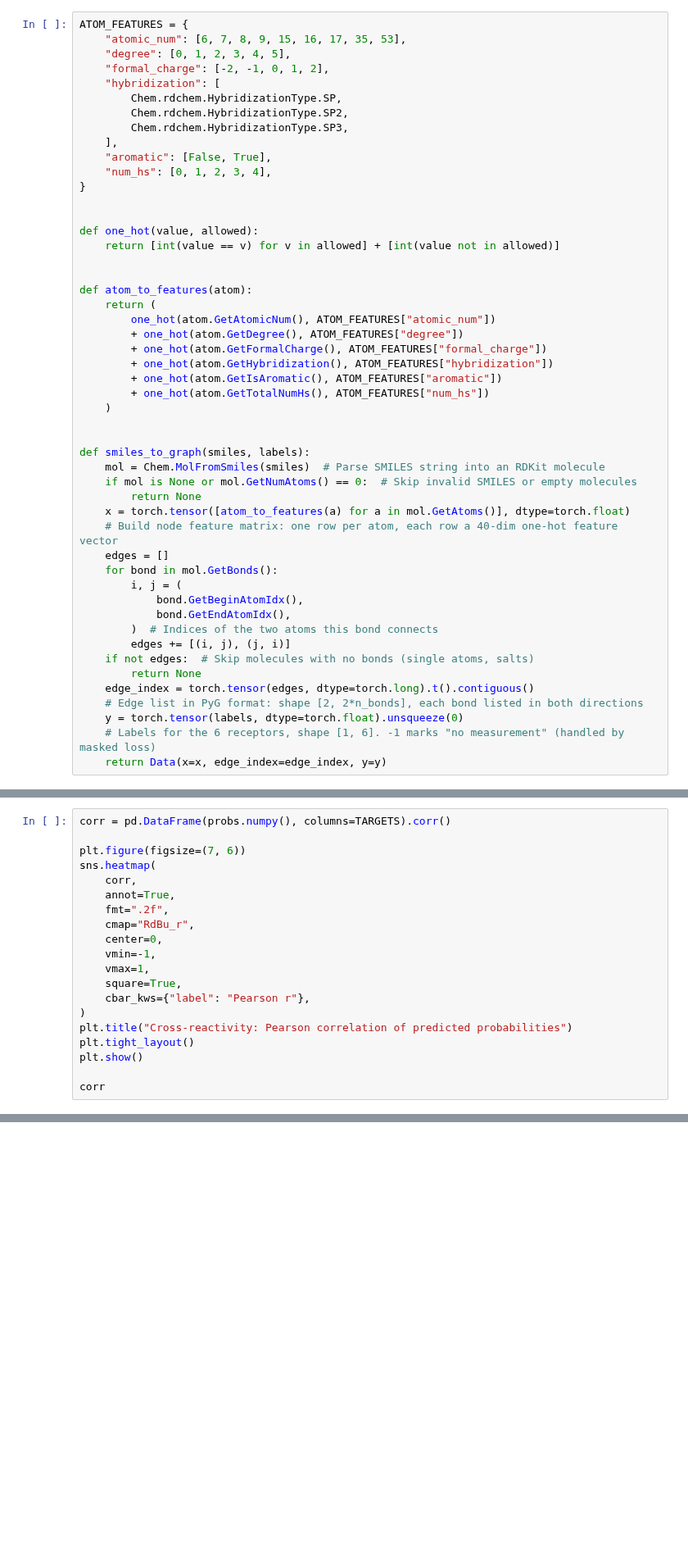
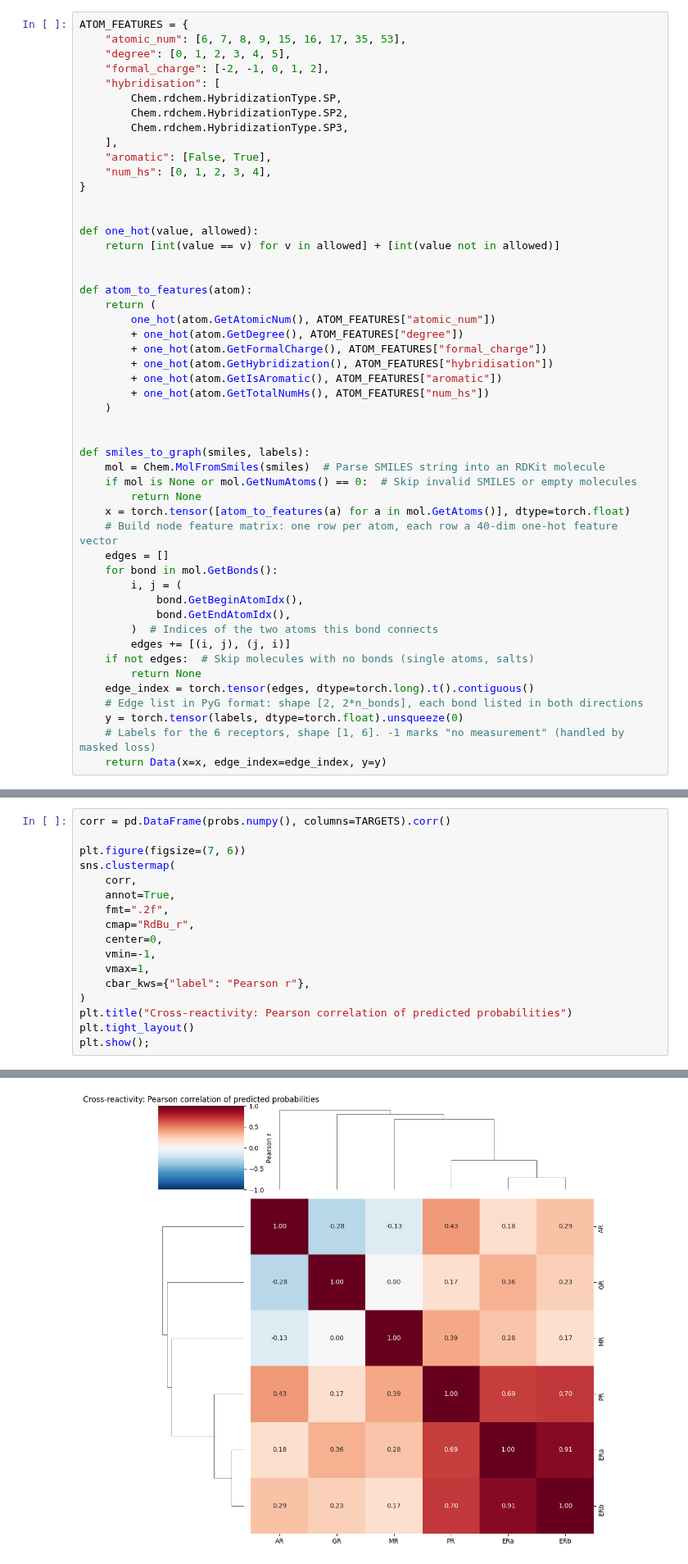
Before and after one commit to romainstuder/evosite3d, a Jupyter notebook: tutorials/nuclear_receptor_selectivity/nuclear_receptor_selectivity.ipynb, the cells around one changed output, grey strips where cells are left out. Shown at 82% size. Drawn from its saved outputs; the diff is of its cells as text; blank space fills up the shorter version.

```diff
--- a/tutorials/nuclear_receptor_selectivity/nuclear_receptor_selectivity.ipynb
+++ b/tutorials/nuclear_receptor_selectivity/nuclear_receptor_selectivity.ipynb
@@ -299,7 +363,7 @@ ATOM_FEATURES = {
     "atomic_num": [6, 7, 8, 9, 15, 16, 17, 35, 53],
     "degree": [0, 1, 2, 3, 4, 5],
     "formal_charge": [-2, -1, 0, 1, 2],
-    "hybridization": [
+    "hybridisation": [
         Chem.rdchem.HybridizationType.SP,
         Chem.rdchem.HybridizationType.SP2,
         Chem.rdchem.HybridizationType.SP3,
@@ -318,7 +382,7 @@ def atom_to_features(atom):
         one_hot(atom.GetAtomicNum(), ATOM_FEATURES["atomic_num"])
         + one_hot(atom.GetDegree(), ATOM_FEATURES["degree"])
         + one_hot(atom.GetFormalCharge(), ATOM_FEATURES["formal_charge"])
-        + one_hot(atom.GetHybridization(), ATOM_FEATURES["hybridization"])
+        + one_hot(atom.GetHybridization(), ATOM_FEATURES["hybridisation"])
         + one_hot(atom.GetIsAromatic(), ATOM_FEATURES["aromatic"])
         + one_hot(atom.GetTotalNumHs(), ATOM_FEATURES["num_hs"])
     )
@@ -557,7 +659,7 @@ For each test molecule the model emits six probabilities. The Pearson correlatio
 corr = pd.DataFrame(probs.numpy(), columns=TARGETS).corr()
 
 plt.figure(figsize=(7, 6))
-sns.heatmap(
+sns.clustermap(
     corr,
     annot=True,
     fmt=".2f",
@@ -565,11 +667,9 @@ sns.heatmap(
     center=0,
     vmin=-1,
     vmax=1,
-    square=True,
     cbar_kws={"label": "Pearson r"},
 )
 plt.title("Cross-reactivity: Pearson correlation of predicted probabilities")
 plt.tight_layout()
-plt.show()
-
-corr
+plt.show();
+# %% [output]
@@ -576,3 +677,4 @@ corr
+[figure, added]
 # %% [markdown]
 ## 11. Visualize learned embeddings
 
```
Also changed, not shown: parts of 28 cells of this notebook.
